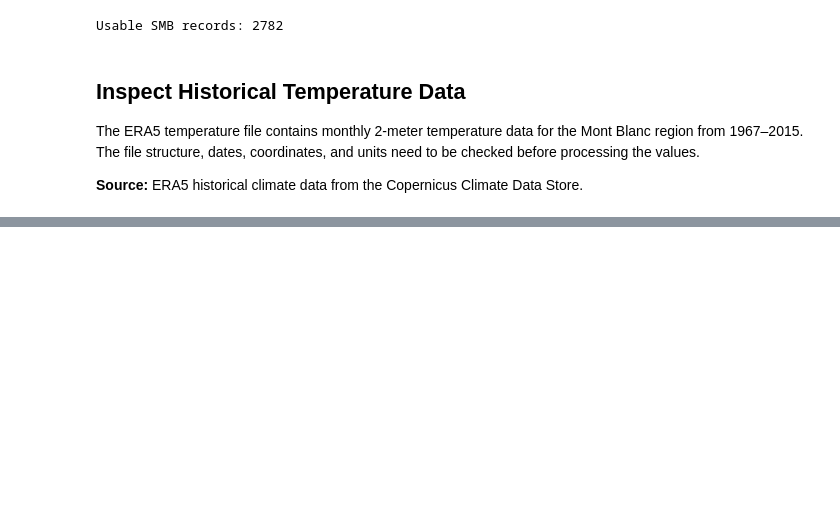
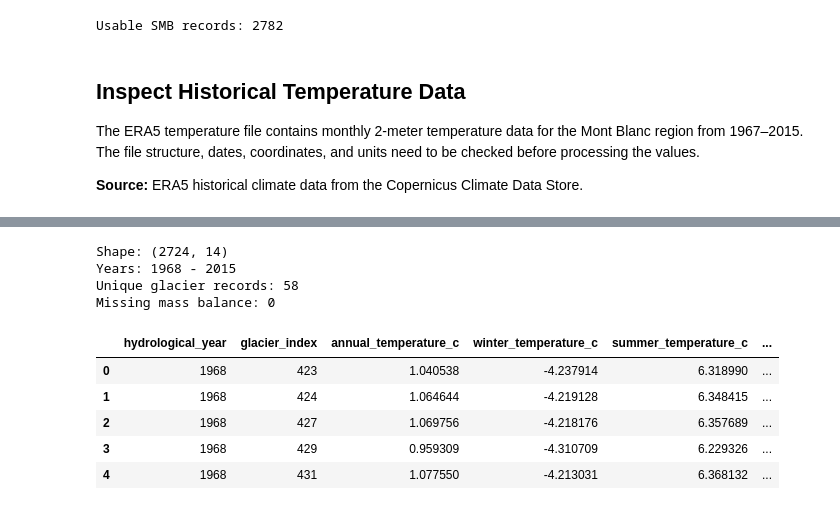
Before and after one commit to GabeC2227/Mont-Blanc-Prediction-Model-Senior-Design-Project, a Jupyter notebook: data-science/notebooks/01_prepare_historical_data.ipynb, the cells around one changed output, grey strips where cells are left out. Saved outputs shown, nothing was run; the diff lists cells and outputs as text; code cells hidden in the pictures; blank space fills up the shorter version.

```diff
--- a/data-science/notebooks/01_prepare_historical_data.ipynb
+++ b/data-science/notebooks/01_prepare_historical_data.ipynb
@@ -194,0 +660,39 @@ Precipitation latitudes: [46.   45.75]
+# %%
+# Prepare SMB target for merge.
+smb_target = mont_blanc_smb[
+    [
+        "glacier_index",
+        "year",
+        "mass_balance"
+    ]
+].copy()
+
+smb_target = smb_target.rename(
+    columns={"year": "hydrological_year"}
+)
+
+# Merge SMB onto the climate features.
+model_data = climate_features.merge(
+    smb_target,
+    on=["glacier_index", "hydrological_year"],
+    how="inner"
+)
+
+print("Shape:", model_data.shape)
+print("Years:", model_data["hydrological_year"].min(),
+      "-", model_data["hydrological_year"].max())
+print("Unique glacier records:", model_data["glacier_index"].nunique())
+print("Missing mass balance:", model_data["mass_balance"].isnull().sum())
+
+model_data.head()
+# %% [output]
+Shape: (2724, 14)
+Years: 1968 - 2015
+Unique glacier records: 58
+Missing mass balance: 0
+|  | hydrological_year | glacier_index | annual_temperature_c | winter_temperature_c | summer_temperature_c | ... |
+| 0 | 1968 | 423 | 1.040538 | -4.237914 | 6.318990 | ... |
+| 1 | 1968 | 424 | 1.064644 | -4.219128 | 6.348415 | ... |
+| 2 | 1968 | 427 | 1.069756 | -4.218176 | 6.357689 | ... |
+| 3 | 1968 | 429 | 0.959309 | -4.310709 | 6.229326 | ... |
+| 4 | 1968 | 431 | 1.077550 | -4.213031 | 6.368132 | ... |
```
Also changed, not shown: parts of 23 cells of this notebook, 3 other files.
